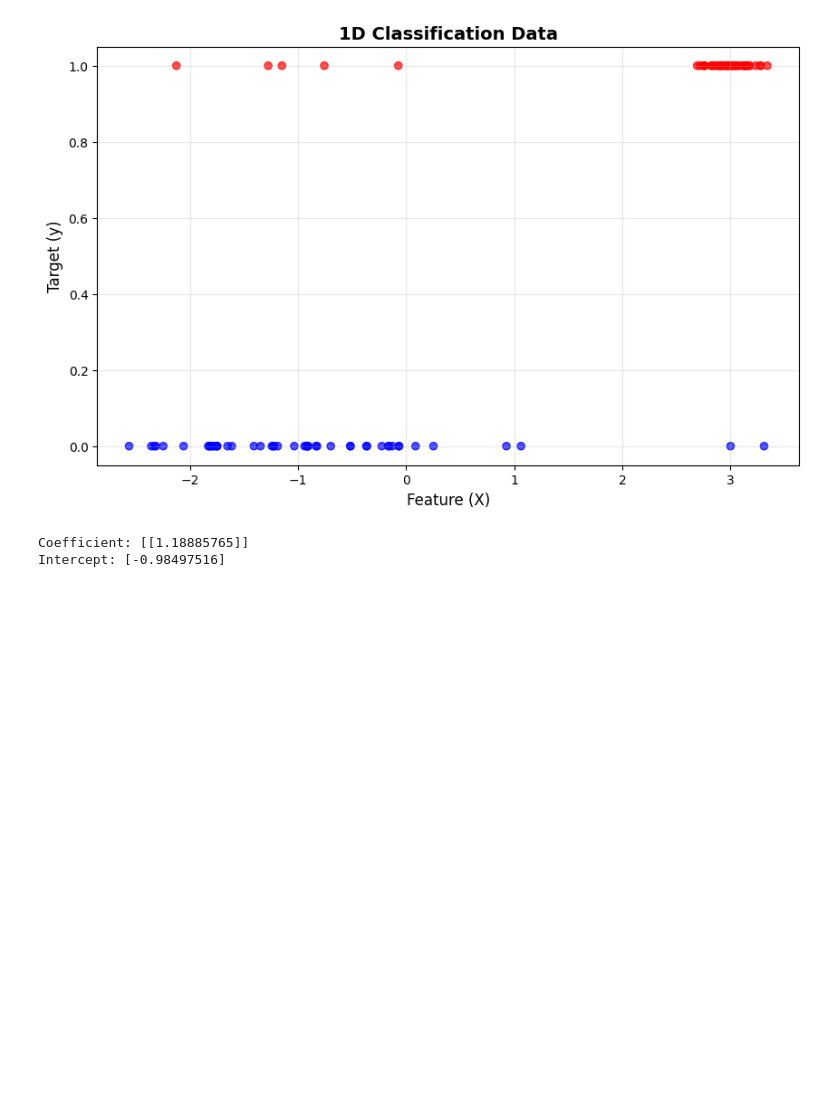
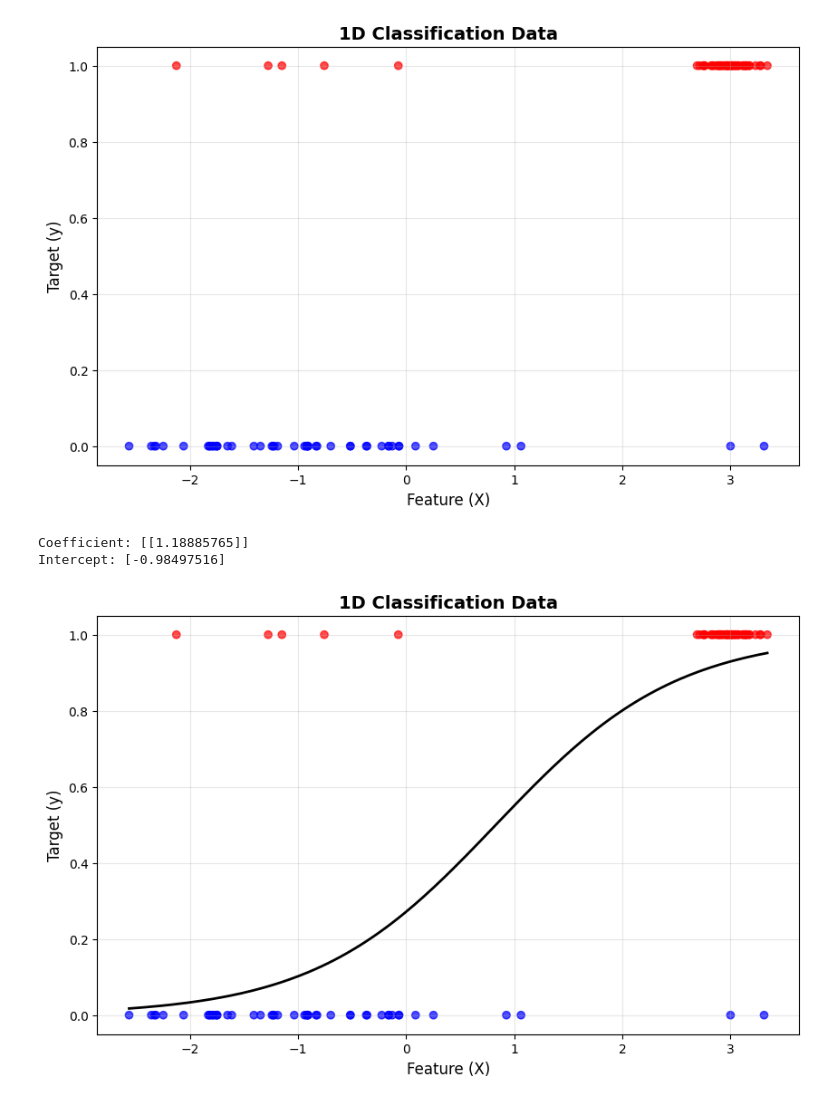
Before and after one commit to stkisengese/classification, a Jupyter notebook: decision_boundary.ipynb, the cells around one changed output. Cells and saved outputs as stored; diff of their text form; code cells hidden in the pictures; blank space fills up the shorter version.

Commit message:
feat: add the fitted sigmoid curve

```diff
--- a/decision_boundary.ipynb
+++ b/decision_boundary.ipynb
@@ -29,7 +29,7 @@ X, y = make_classification(
 
 # 1. Plot the data
 # Reshape X
-# X_flat = X.reshape(-1)
+X_flat = X.reshape(-1)
 
 # Plot original data
 plt.figure(figsize=(10, 6))
@@ -53,0 +56,17 @@ Intercept: [-0.98497516]
+# %%
+# generate smooth curve
+x_values = np.linspace(X_flat.min(), X_flat.max(), 200).reshape(-1, 1)
+
+# predicted probabilities
+y_probs = model_1d.predict_proba(x_values)[:, 1]
+
+plt.figure(figsize=(10, 6))
+plt.scatter(X_flat, y, alpha=0.7, c=y, cmap='bwr')
+plt.plot(x_values, y_probs, color="black", label="Fitted Sigmoid", linewidth=2)
+plt.xlabel('Feature (X)', fontsize=12)
+plt.ylabel('Target (y)', fontsize=12)
+plt.title('1D Classification Data', fontsize=14, fontweight='bold')
+plt.grid(True, alpha=0.3)
+plt.show()
+# %% [output]
+[figure, added]
```
Also changed, not shown: parts of 1 cell of this notebook.
